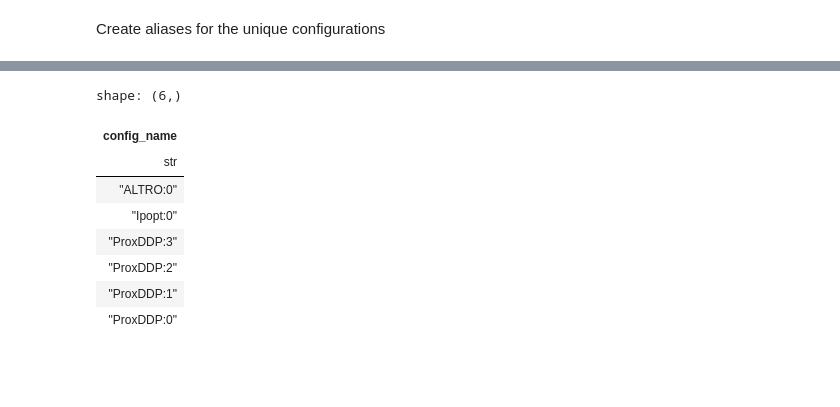
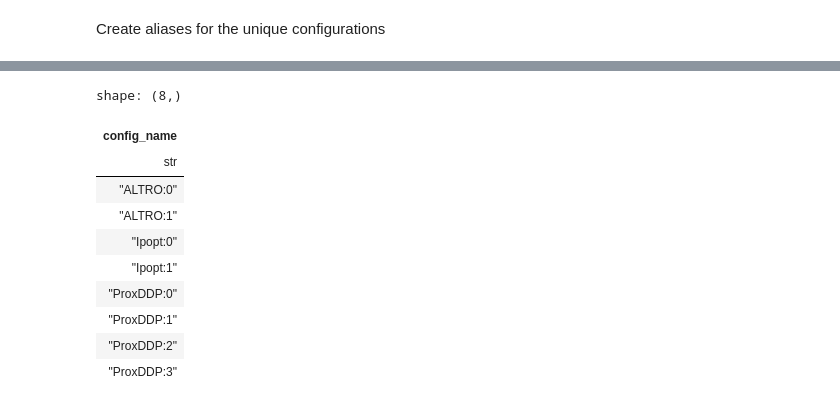
Before and after one commit to Simple-Robotics/aligator-bench, a Jupyter notebook: results/plot.ipynb, the cells around one changed output, grey strips where cells are left out. Drawn from its saved outputs; the diff is of its cells as text; code cells hidden in the pictures; blank space fills up the shorter version.

```diff
--- a/results/plot.ipynb
+++ b/results/plot.ipynb
@@ -10,9 +15,9 @@ from pathlib import Path
 # %%
-BENCH_NAME = "ur5_reach"
+BENCH_NAME = "ur10_ballistic"
 
 
-def load_max_iter_files(max_iter):
-    basepath = Path(f"{BENCH_NAME}_{max_iter}")
+def load_files(bench_name):
+    basepath = Path(bench_name)
     all_csv = list(basepath.glob("*.csv"))
     all_pkl = list(basepath.glob("*.pkl"))
     nr = len(all_csv)
@@ -24,8 +29,13 @@ def load_max_iter_files(max_iter):
         with open(all_pkl[i], "rb") as f:
             suppl_data.update(pickle.load(f))
     df = pl.concat(dfs)
-    return df, suppl_data
+    return df, suppl_data, len(dfs)
 
 
 def get_solver_config(supp_entry):
     return supp_entry["solver"]
+
+
+df_, suppl_data_, num_instances = load_files(BENCH_NAME)
+df_ = df_.with_columns(avg_iter_time=pl.col("solve_time_s") / pl.col("niter"))
+print(f"Num. instances: {num_instances}")
@@ -47,8 +44,10 @@ def get_solver_config(supp_entry):
-# %%
-df_, suppl_data_ = load_max_iter_files(400)
 # %% [markdown]
 Create aliases for the unique configurations
 # %%
 solver_configs_ = [
     {**entry["solver"], "run_id": run_id} for run_id, entry in suppl_data_.items()
 ]
+
+sc_df = pl.DataFrame(solver_configs_)
+sc_df = sc_df.sort("config_name")
+sc_df
@@ -73,13 +83,15 @@ shape: (150, 10)
 # %%
-config_names = sc_df["config_name"].unique()
+config_names = sc_df["config_name"].unique().sort()
 config_names
 # %% [output]
-shape: (6,)
+shape: (8,)
 | config_name |
 | str |
 | "ALTRO:0" |
+| "ALTRO:1" |
 | "Ipopt:0" |
+| "Ipopt:1" |
+| "ProxDDP:0" |
+| "ProxDDP:1" |
+| "ProxDDP:2" |
 | "ProxDDP:3" |
-| "ProxDDP:2" |
-| "ProxDDP:1" |
-| "ProxDDP:0" |
```
Also changed, not shown: parts of 26 cells of this notebook, 5 other files.
